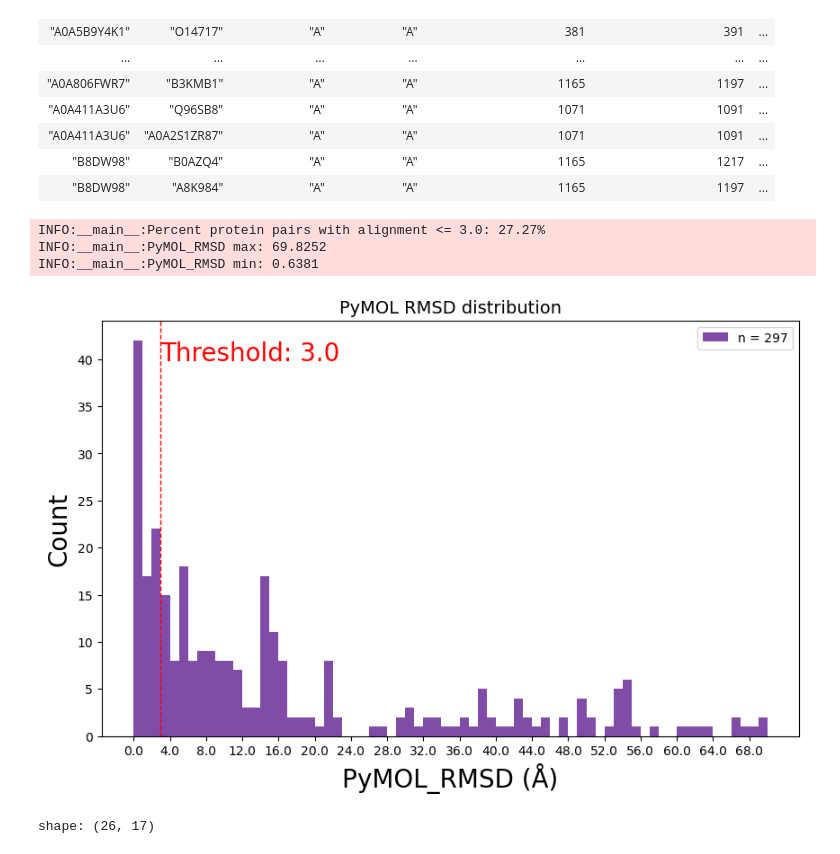
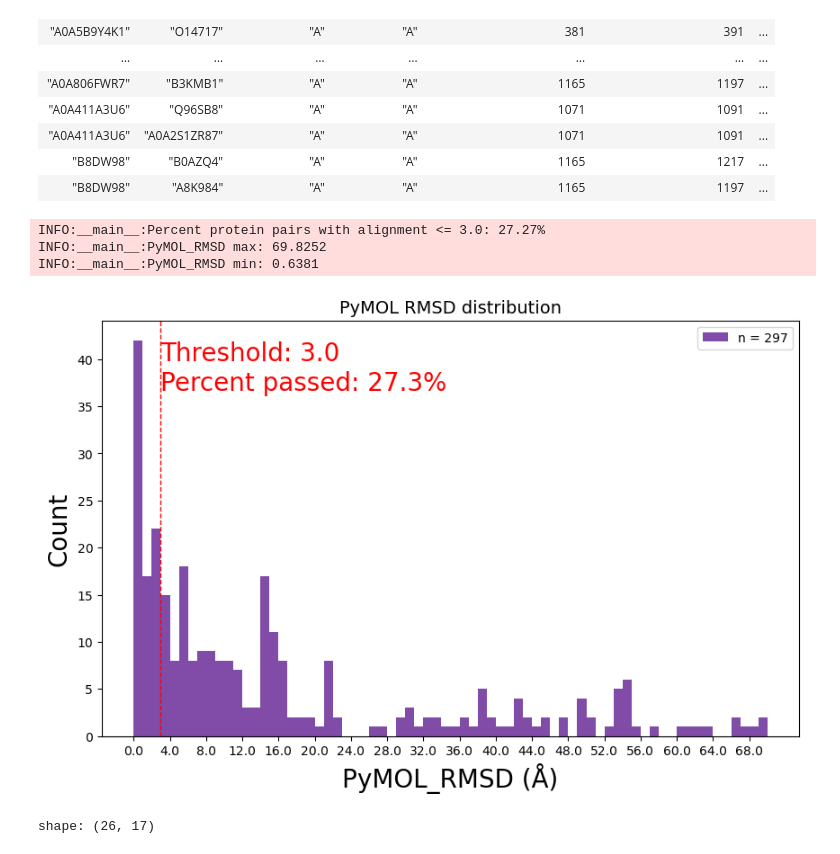
Before and after one commit to juliandeanmoran/BISSH, a Jupyter notebook: vis/plot_pymol_alignment_performance.ipynb, the cells around one changed output. Drawn from its saved outputs; the diff is of its cells as text; code cells hidden in the pictures.

```diff
--- a/vis/plot_pymol_alignment_performance.ipynb
+++ b/vis/plot_pymol_alignment_performance.ipynb
@@ -214,34 +214,35 @@ def plot_hist(
 
     if out_path is not None:
         out_plot(figure=fig, out_path=out_path, svg=True, png_dpi=1080)
 
     plt.show()
 
 # Compute percentage less than threshold
 pm_al_good = df_pm_al.filter(
     (pl.col(args["col_pm_rmsd"]) <= args["threshold_rmsd"])
 )
 pm_al_good = (len(pm_al_good)/(len(df_pm_al))) * 100
 logger.info(f"Percent protein pairs with alignment <= {args['threshold_rmsd']}: {round(pm_al_good, 2):,}%")
 
 # Display hist
 plot_hist(
     df=df_pm_al,
     col_name=args["col_pm_rmsd"],
     colour=PLOT_COLOUR,
     bin_width=1.0,
     tick_interval=4.0,
     threshold=args["threshold_rmsd"],
+    threshold_ann=f"Threshold: {args['threshold_rmsd']}\nPercent passed: {round(pm_al_good, 1)}%",
     title="PyMOL RMSD distribution",
     xlabel=f"{args['col_pm_rmsd']} (Å)",
     axis_label_fontSize=20,
     out_path=f"{args['out_dir']}/hist_pymol-{PM_ALIGN_METHOD}_rmsd_n={len(df_pm_al)}"
 )
 # %% [output]
 INFO:__main__:Percent protein pairs with alignment <= 3.0: 27.27%
 INFO:__main__:PyMOL_RMSD max: 69.8252
 INFO:__main__:PyMOL_RMSD min: 0.6381
-[figure, old version]
+[figure, new version]
 # %%
 # ============================================================
 #                  Wrangle and join alignment metrics
```
Also changed, not shown: parts of 2 cells of this notebook, 13 other files.
